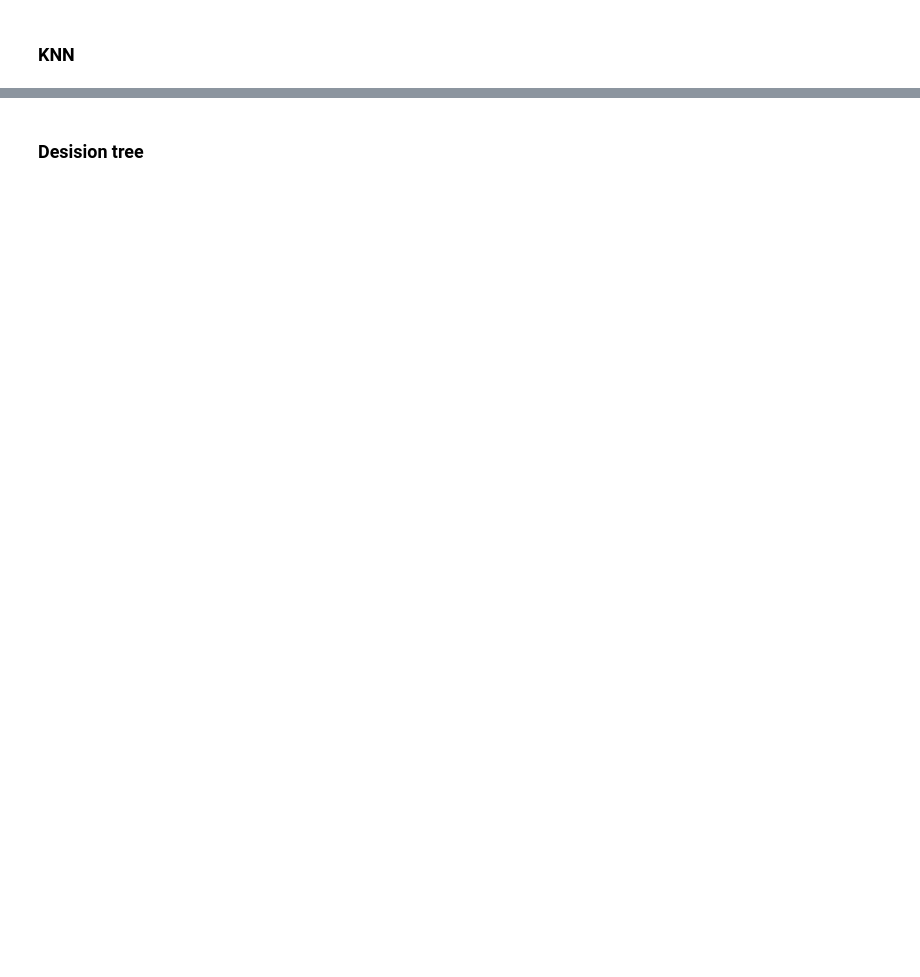
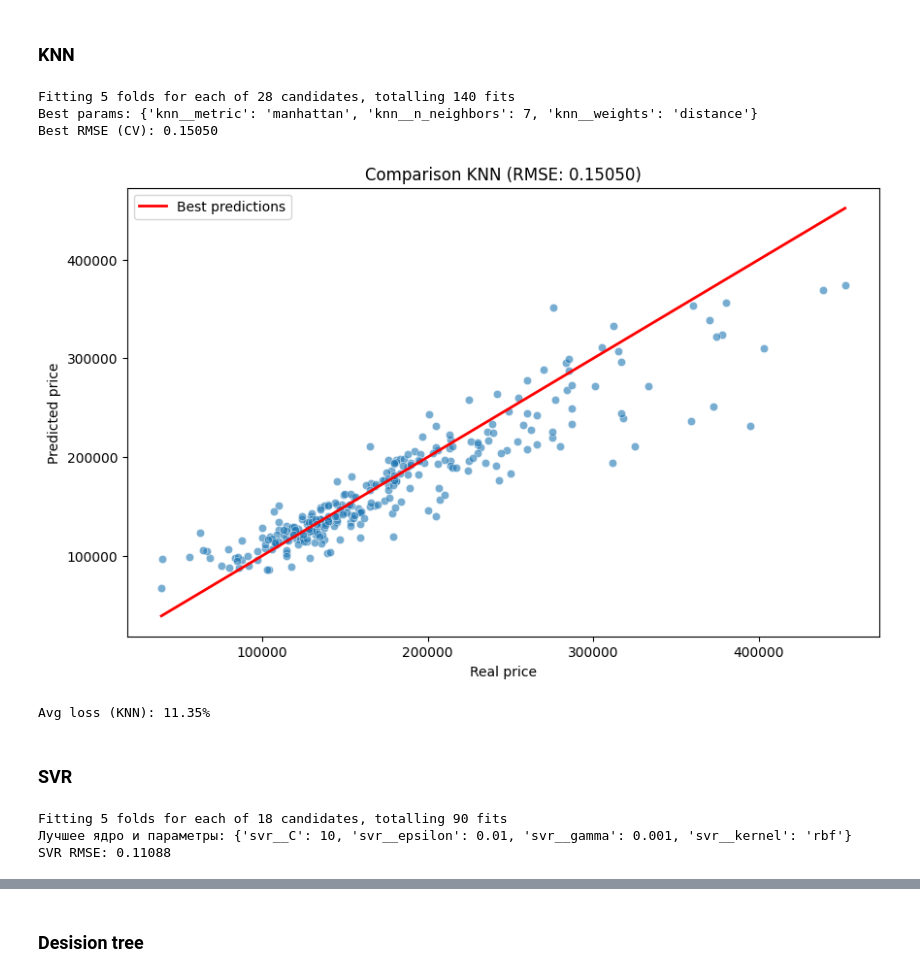
Before and after one commit to IvanMalkS/ames-housing-predictions, a Jupyter notebook: Ames.ipynb, the cells around one changed output, grey strips where cells are left out. Cells and saved outputs as stored; diff of their text form; code cells hidden in the pictures; blank space fills up the shorter version.

```diff
--- a/Ames.ipynb
+++ b/Ames.ipynb
@@ -708,48 +831,51 @@ full_pipeline = Pipeline([
 
 param_grid = {
     'knn__n_neighbors': [3, 5, 7, 10, 15, 20, 25],
+    'knn__weights':     ['uniform', 'distance'],
+    'knn__metric':      ['euclidean', 'manhattan']
 }
 
 grid_search_knn = GridSearchCV(
     full_pipeline,
     param_grid,
-    cv=skf.split(X, y_binned),
+    cv=skf.split(X_train, y_binned_train),
     scoring='neg_mean_squared_error',
     verbose=1,
     n_jobs=-1
 )
 
-grid_search_knn.fit(X, y)
+grid_search_knn.fit(X_train, y_train)
 
-print(f"Best params: {grid_search_knn.best_params_}")
-
-best_rmse = np.sqrt(-grid_search_knn.best_score_)
-print(f"Best RMSE: {best_rmse:.5f}")
+print(f'Best params: {grid_search_knn.best_params_}')
+best_knn_rmse = np.sqrt(-grid_search_knn.best_score_)
+print(f'Best RMSE (CV): {best_knn_rmse:.5f}')
+# %% [output]
+Fitting 5 folds for each of 28 candidates, totalling 140 fits
+Best params: {'knn__metric': 'manhattan', 'knn__n_neighbors': 7, 'knn__weights': 'distance'}
+Best RMSE (CV): 0.15050
 # %%
 y_test_pred = grid_search_knn.predict(X_test)
 
-y_test_real = np.expm1(y_test)
+y_test_real      = np.expm1(y_test)
 y_test_pred_real = np.expm1(y_test_pred)
 
 plt.figure(figsize=(10, 6))
-
 sns.scatterplot(x=y_test_real, y=y_test_pred_real, alpha=0.6)
-
 line_coords = [y_test_real.min(), y_test_real.max()]
-plt.plot(line_coords, line_coords, color='red', lw=2, label='best prdictions')
-
+plt.plot(line_coords, line_coords, color='red', lw=2, label='Best predictions')
 plt.xlabel('Real price')
 plt.ylabel('Predicted price')
-plt.title(f'Comparison KNN model (RMSE: {best_rmse:.5f})')
+plt.title(f'Comparison KNN (RMSE: {best_knn_rmse:.5f})')
 plt.legend()
 plt.show()
 
-y_true_dollars = np.expm1(y_test)
-y_pred_dollars = np.expm1(y_test_pred)
-
-
-mape = mean_absolute_percentage_error(y_true_dollars, y_pred_dollars)
-print(f"Avg loss: {mape*100:.2f}%")
+mape = mean_absolute_percentage_error(np.expm1(y_test), np.expm1(y_test_pred))
+print(f'Avg loss (KNN): {mape*100:.2f}%')
+# %% [output]
+[figure, added]
+Avg loss (KNN): 11.35%
+# %% [markdown]
+### SVR
 # %%
 svr_pipeline = Pipeline([
     ('preprocessor', preprocessor),
@@ -768,7 +894,7 @@ param_grid_svr = [
 grid_search_svr = GridSearchCV(
     svr_pipeline,
     param_grid_svr,
-    cv=skf.split(X, y_binned),
+    cv=skf.split(X_train, y_binned_train),
     scoring='neg_mean_squared_error',
     verbose=1,
     n_jobs=-1
@@ -779,6 +905,10 @@ grid_search_svr.fit(X_train, y_train)
 print(f"Лучшее ядро и параметры: {grid_search_svr.best_params_}")
 best_svr_rmse = np.sqrt(-grid_search_svr.best_score_)
 print(f"SVR RMSE: {best_svr_rmse:.5f}")
+# %% [output]
+Fitting 5 folds for each of 18 candidates, totalling 90 fits
+Лучшее ядро и параметры: {'svr__C': 10, 'svr__epsilon': 0.01, 'svr__gamma': 0.001, 'svr__kernel': 'rbf'}
+SVR RMSE: 0.11088
 # %%
 y_test_pred = grid_search_svr.predict(X_test)
 
```
Also changed, not shown: parts of 59 cells of this notebook, 1 other file.
